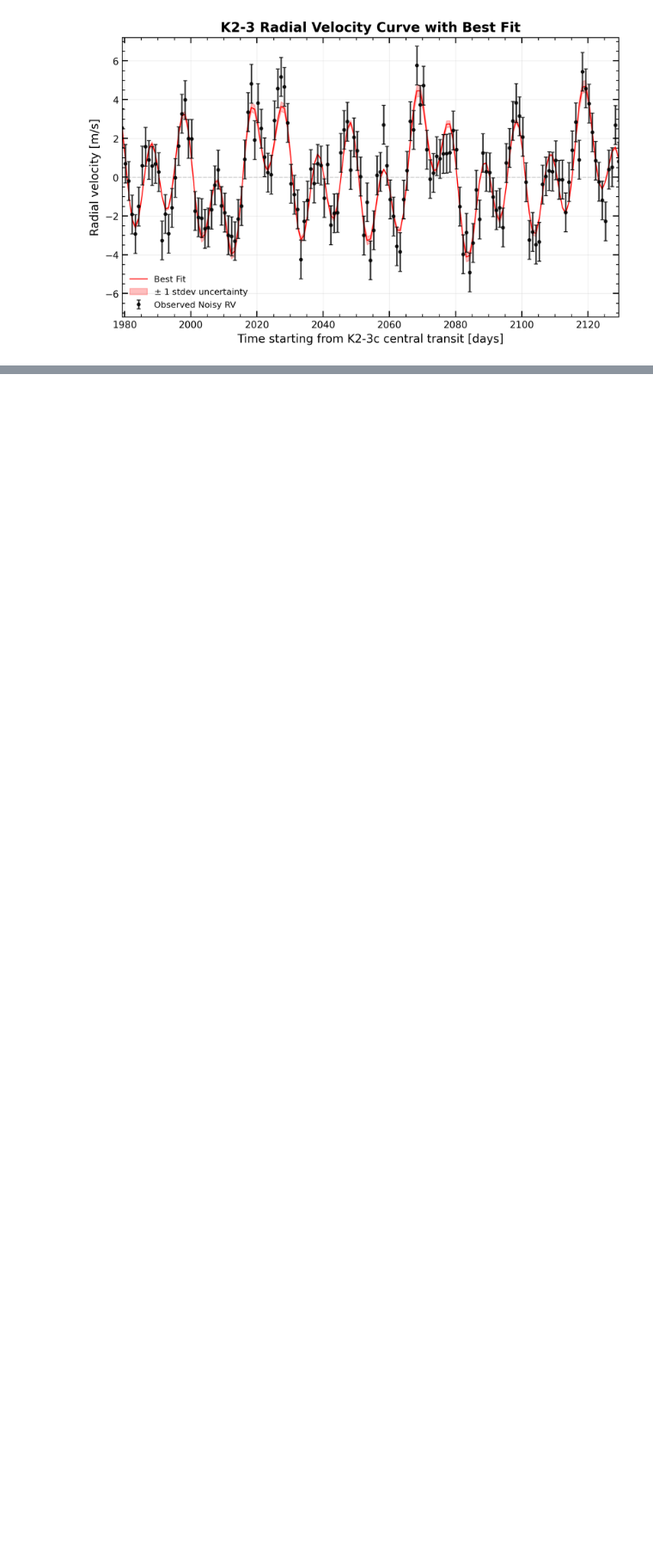
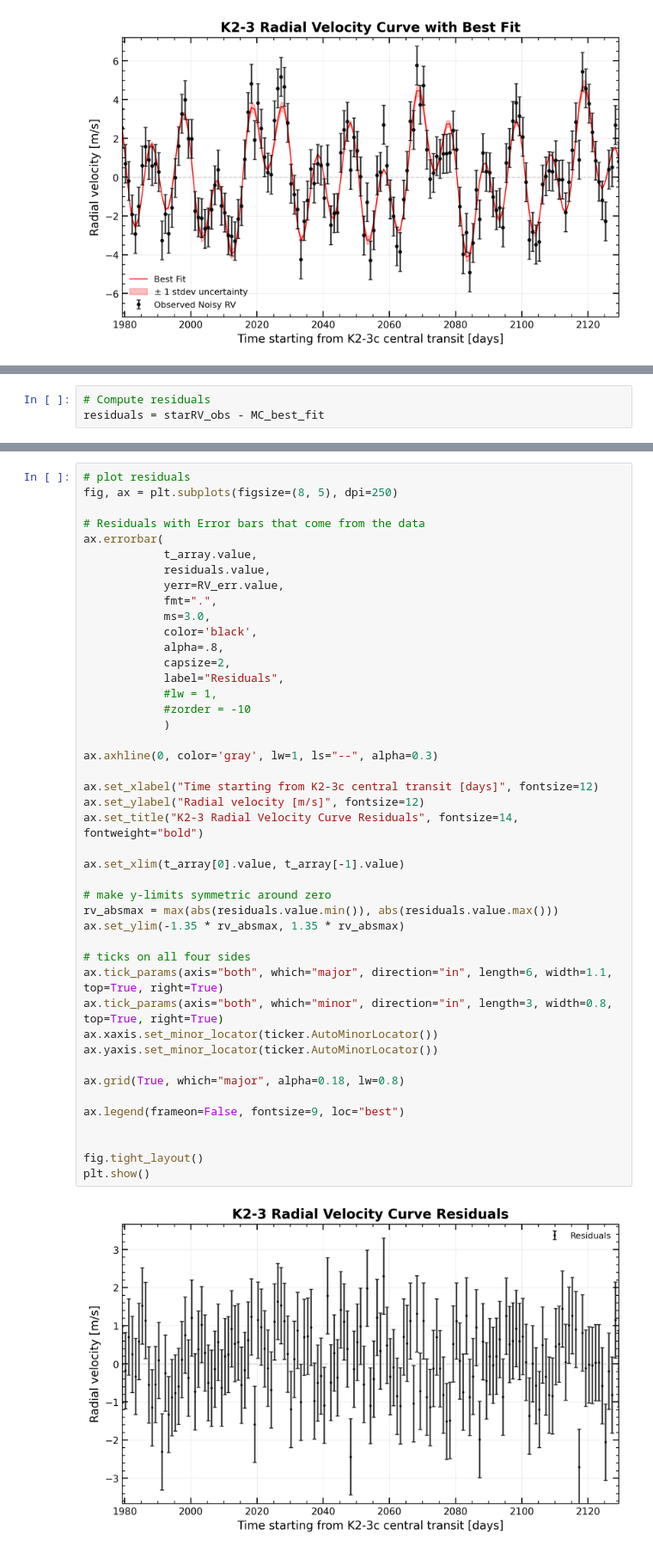
Before and after one commit to JamesDuf/UW-PHYS-771-HW1-KeplerRV, a Jupyter notebook: JDufresne_PHYS_771_A1.ipynb, the cells around one changed output, grey strips where cells are left out. Shown at 86% size. Saved outputs shown, nothing was run; the diff lists cells and outputs as text; blank space fills up the shorter version.

```diff
--- a/JDufresne_PHYS_771_A1.ipynb
+++ b/JDufresne_PHYS_771_A1.ipynb
@@ -608,0 +616,3 @@ plt.show()
+# %%
+# Compute residuals
+residuals = starRV_obs - MC_best_fit
@@ -608,0 +621,46 @@ plt.show()
+# %%
+# plot residuals
+fig, ax = plt.subplots(figsize=(8, 5), dpi=250)
+
+# Residuals with Error bars that come from the data
+ax.errorbar(
+            t_array.value,
+            residuals.value,
+            yerr=RV_err.value,
+            fmt=".",
+            ms=3.0,
+            color='black',
+            alpha=.8,
+            capsize=2,
+            label="Residuals",
+            #lw = 1,
+            #zorder = -10
+            )
+
+ax.axhline(0, color='gray', lw=1, ls="--", alpha=0.3)
+
+ax.set_xlabel("Time starting from K2-3c central transit [days]", fontsize=12)
+ax.set_ylabel("Radial velocity [m/s]", fontsize=12)
+ax.set_title("K2-3 Radial Velocity Curve Residuals", fontsize=14, fontweight="bold")
+
+ax.set_xlim(t_array[0].value, t_array[-1].value)
+
+# make y-limits symmetric around zero
+rv_absmax = max(abs(residuals.value.min()), abs(residuals.value.max()))
+ax.set_ylim(-1.35 * rv_absmax, 1.35 * rv_absmax)
+
+# ticks on all four sides
+ax.tick_params(axis="both", which="major", direction="in", length=6, width=1.1, top=True, right=True)
+ax.tick_params(axis="both", which="minor", direction="in", length=3, width=0.8, top=True, right=True)
+ax.xaxis.set_minor_locator(ticker.AutoMinorLocator())
+ax.yaxis.set_minor_locator(ticker.AutoMinorLocator())
+
+ax.grid(True, which="major", alpha=0.18, lw=0.8)
+
+ax.legend(frameon=False, fontsize=9, loc="best")
+
+
+fig.tight_layout()
+plt.show()
+# %% [output]
+[figure, added]
```
Also changed, not shown: parts of 6 cells of this notebook.
